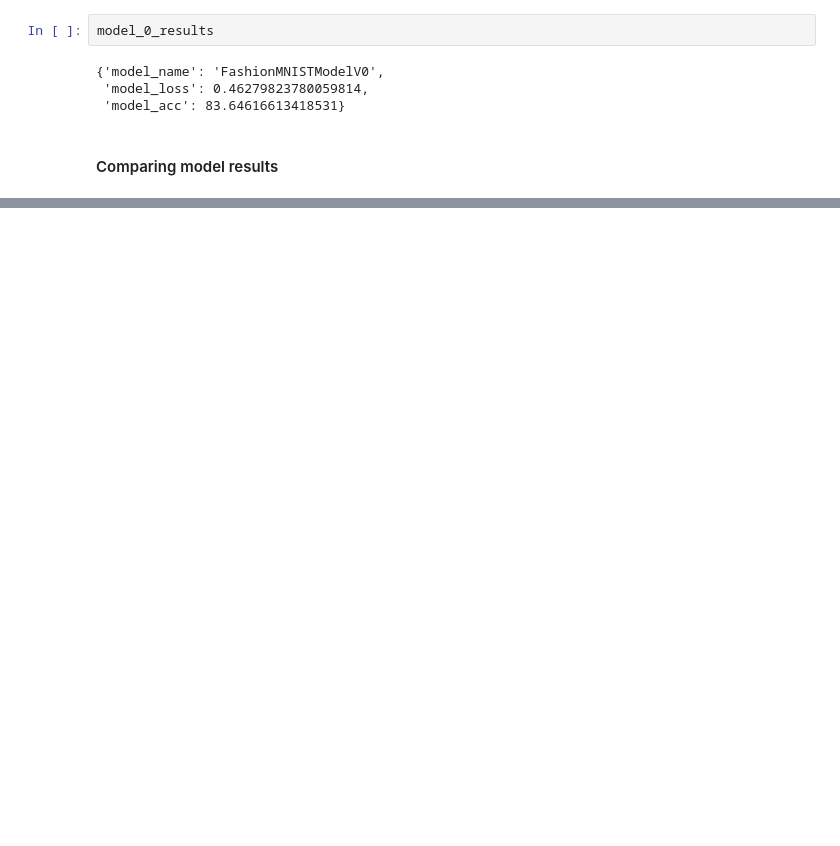
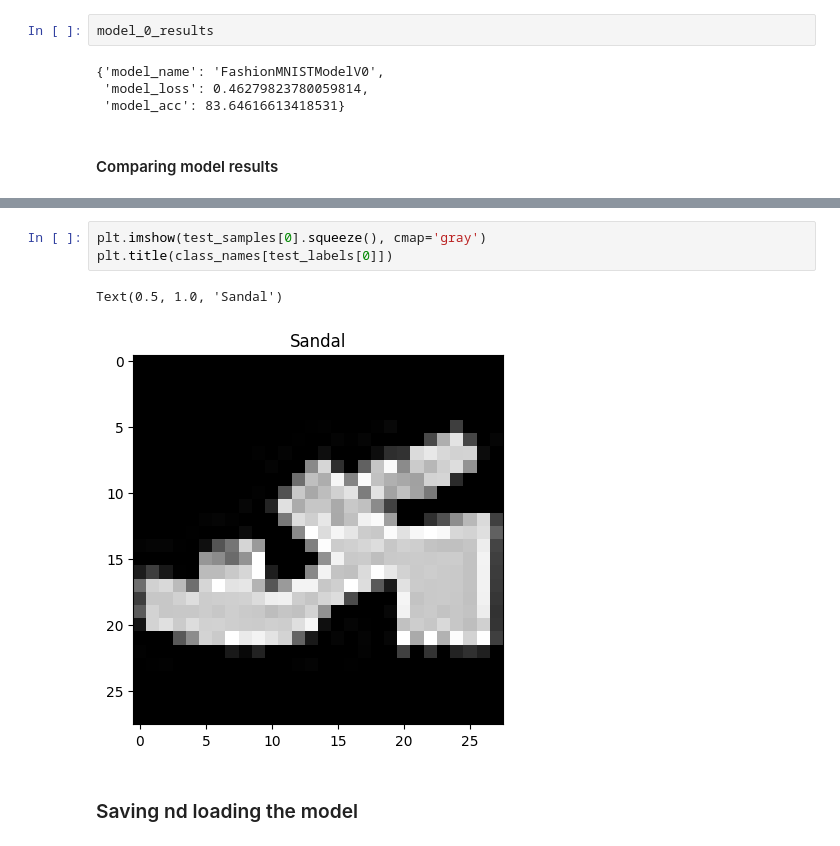
Before and after one commit to arulkumarann/fashionMNIST-CNN-Classification, a Jupyter notebook: computer_vision.ipynb, the cells around one changed output, grey strips where cells are left out. Saved outputs shown, nothing was run; the diff lists cells and outputs as text; blank space fills up the shorter version.

```diff
--- a/computer_vision.ipynb
+++ b/computer_vision.ipynb
@@ -549,0 +588,8 @@ compare_results
+# %%
+plt.imshow(test_samples[0].squeeze(), cmap='gray')
+plt.title(class_names[test_labels[0]])
+# %% [output]
+Text(0.5, 1.0, 'Sandal')
+[figure, added]
+# %% [markdown]
+### Saving nd loading the model
```
Also changed, not shown: parts of 13 cells of this notebook.
